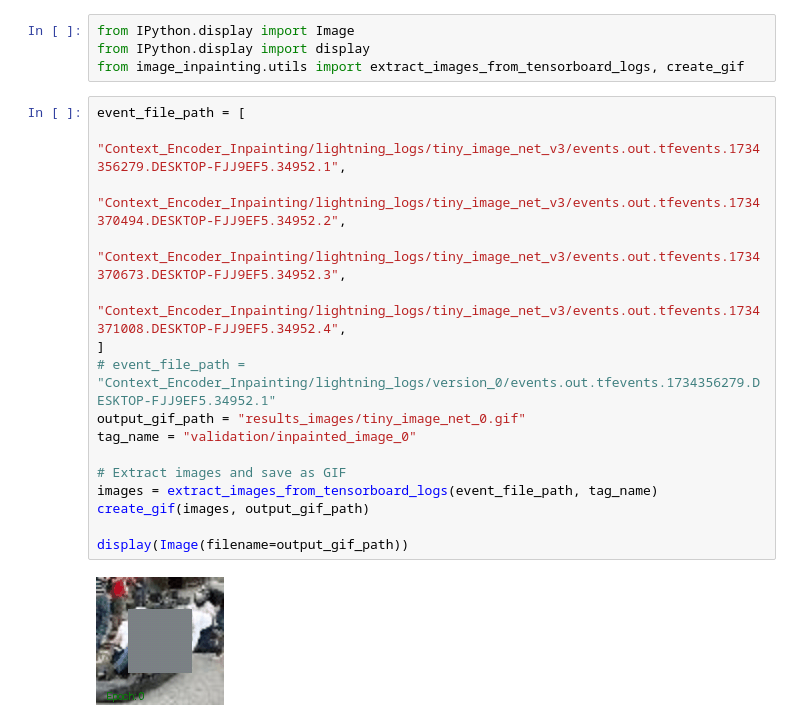
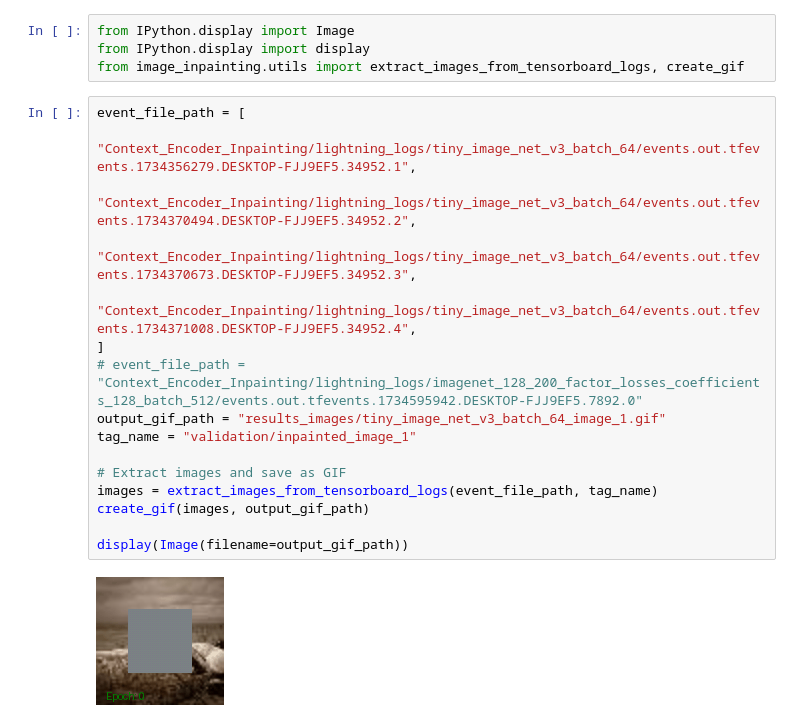
Before and after one commit to Hanabi-TheFox/Image-Inpainting-with-Basic-Convolutional-Networks, a Jupyter notebook: create_output_per_epoch_animated_result.ipynb, the cells around one changed output. Drawn from its saved outputs; the diff is of its cells as text.

Commit message:
Added tests results + now save hyperparams

```diff
--- a/create_output_per_epoch_animated_result.ipynb
+++ b/create_output_per_epoch_animated_result.ipynb
@@ -6,19 +6,19 @@ from IPython.display import display
 from image_inpainting.utils import extract_images_from_tensorboard_logs, create_gif
 # %%
 event_file_path = [
-    "Context_Encoder_Inpainting/lightning_logs/tiny_image_net_v3/events.out.tfevents.1734356279.DESKTOP-FJJ9EF5.34952.1",
-    "Context_Encoder_Inpainting/lightning_logs/tiny_image_net_v3/events.out.tfevents.1734370494.DESKTOP-FJJ9EF5.34952.2",
-    "Context_Encoder_Inpainting/lightning_logs/tiny_image_net_v3/events.out.tfevents.1734370673.DESKTOP-FJJ9EF5.34952.3",
-    "Context_Encoder_Inpainting/lightning_logs/tiny_image_net_v3/events.out.tfevents.1734371008.DESKTOP-FJJ9EF5.34952.4",
+    "Context_Encoder_Inpainting/lightning_logs/tiny_image_net_v3_batch_64/events.out.tfevents.1734356279.DESKTOP-FJJ9EF5.34952.1",
+    "Context_Encoder_Inpainting/lightning_logs/tiny_image_net_v3_batch_64/events.out.tfevents.1734370494.DESKTOP-FJJ9EF5.34952.2",
+    "Context_Encoder_Inpainting/lightning_logs/tiny_image_net_v3_batch_64/events.out.tfevents.1734370673.DESKTOP-FJJ9EF5.34952.3",
+    "Context_Encoder_Inpainting/lightning_logs/tiny_image_net_v3_batch_64/events.out.tfevents.1734371008.DESKTOP-FJJ9EF5.34952.4",
 ]
-# event_file_path = "Context_Encoder_Inpainting/lightning_logs/version_0/events.out.tfevents.1734356279.DESKTOP-FJJ9EF5.34952.1"
-output_gif_path = "results_images/tiny_image_net_0.gif"
-tag_name = "validation/inpainted_image_0"
+# event_file_path = "Context_Encoder_Inpainting/lightning_logs/imagenet_128_200_factor_losses_coefficients_128_batch_512/events.out.tfevents.1734595942.DESKTOP-FJJ9EF5.7892.0"
+output_gif_path = "results_images/tiny_image_net_v3_batch_64_image_1.gif"
+tag_name = "validation/inpainted_image_1"
 
 # Extract images and save as GIF
 images = extract_images_from_tensorboard_logs(event_file_path, tag_name)
 create_gif(images, output_gif_path)
 
 display(Image(filename=output_gif_path))
 # %% [output]
-[figure, old version]
+[figure, new version]
```
Also changed, not shown: 54 other files.
